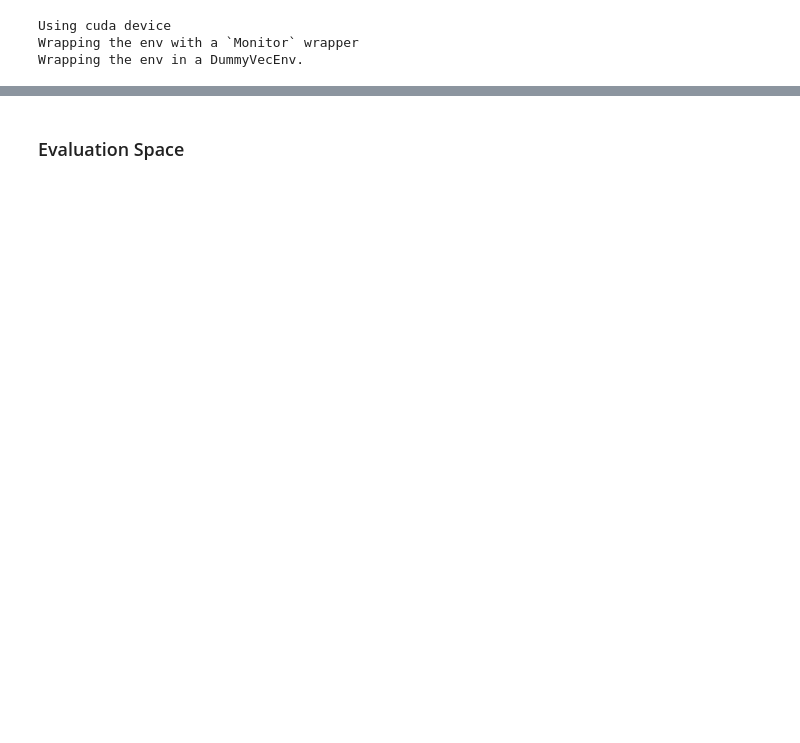
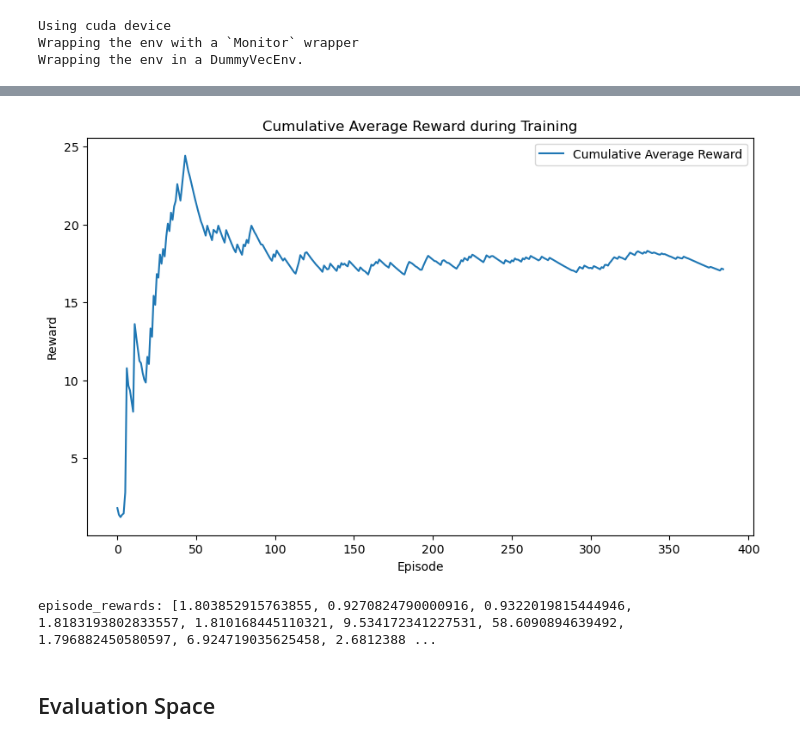
Before and after one commit to JerryHao2001/KT_RL_Recommender, a Jupyter notebook: recommender_v1.ipynb, the cells around one changed output, grey strips where cells are left out. Cells and saved outputs as stored; diff of their text form; code cells hidden in the pictures; blank space fills up the shorter version.

```diff
--- a/recommender_v1.ipynb
+++ b/recommender_v1.ipynb
@@ -230,0 +96,17 @@ model.learn(total_timesteps=10000)
+# %%
+episode_rewards = callback.episode_rewards
+cumulative_average = np.cumsum(episode_rewards) / (np.arange(len(episode_rewards)) + 1)
+
+plt.figure(figsize=(10, 6))
+plt.plot(cumulative_average, label='Cumulative Average Reward')
+plt.xlabel('Episode')
+plt.ylabel('Reward')
+plt.title('Cumulative Average Reward during Training')
+plt.legend()
+plt.show()
+# %% [output]
+[figure, added]
+# %%
+print(f"episode_rewards: {callback.episode_rewards}")
+# %% [output]
+episode_rewards: [1.803852915763855, 0.9270824790000916, 0.9322019815444946, 1.8183193802833557, 1.810168445110321, 9.534172341227531, 58.6090894639492, 1.796882450580597, 6.924719035625458, 2.6812388 ...
@@ -232,7 +136,7 @@ model.learn(total_timesteps=10000)
 # model.save("model_1000_100_mock1")
 # model.load("model_1000_100_mock1")
 # %% [markdown]
-### Evaluation Space
+## Evaluation Space
 # %%
 # Test the trained model
 # model.load("model_1000_100_mock1")
```
Also changed, not shown: parts of 13 cells of this notebook.
